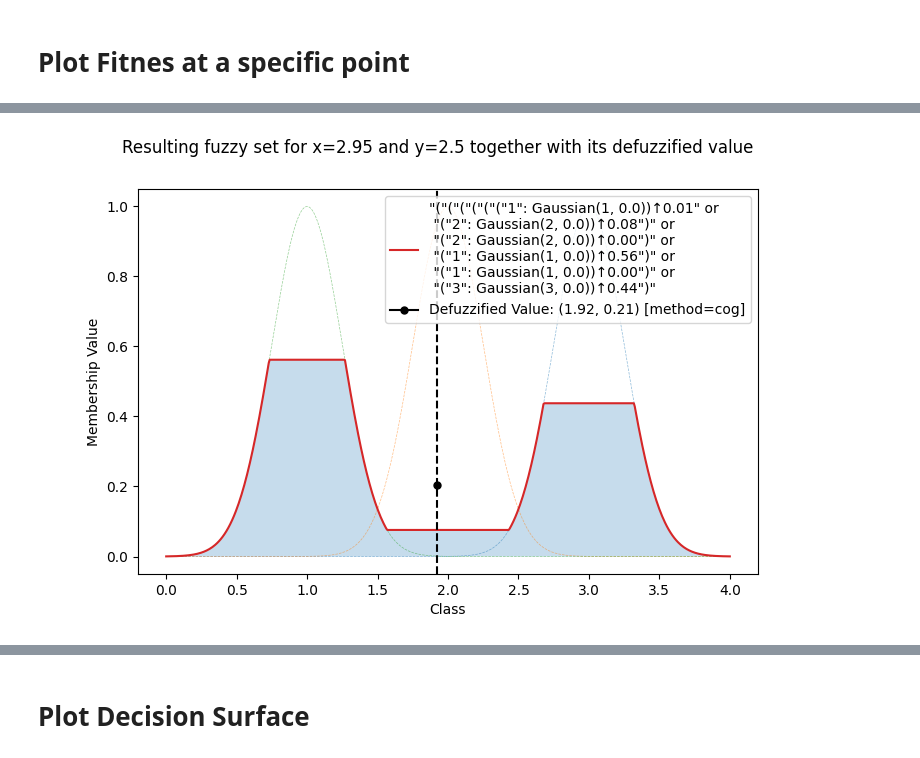
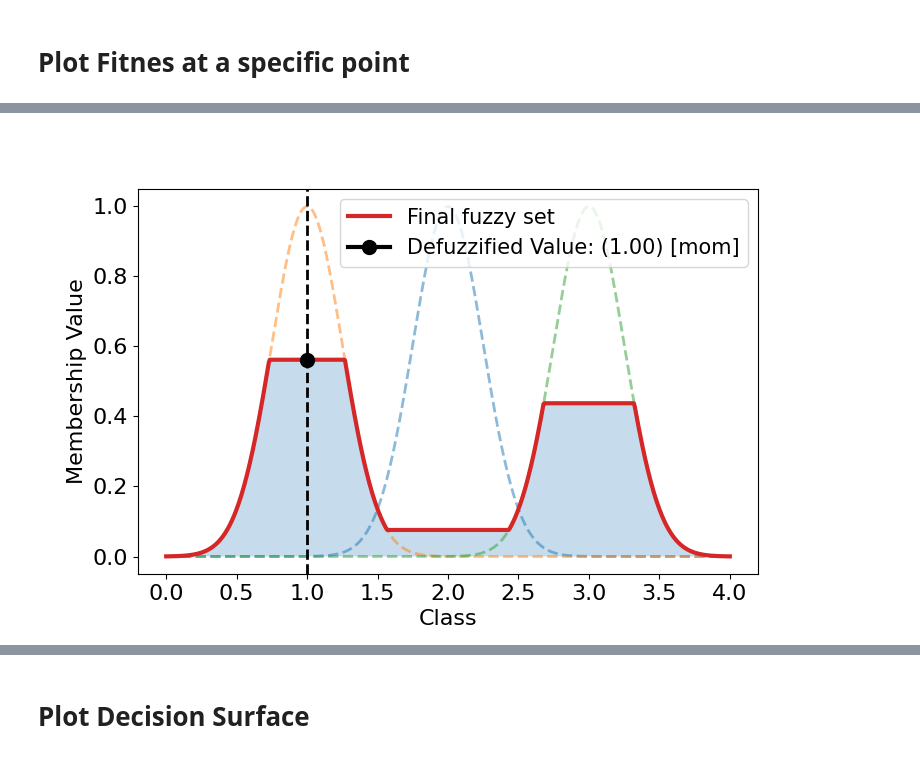
Before and after one commit to ManuelLerchner/AutoPas-FuzzyTuning-Bachelor-Thesis, a Jupyter notebook: demo/fuzzy-test/python/plots/decision_boundary_fuzzy_tree.ipynb, the cells around one changed output, grey strips where cells are left out. Cells and saved outputs as stored; diff of their text form; code cells hidden in the pictures.

```diff
--- a/demo/fuzzy-test/python/plots/decision_boundary_fuzzy_tree.ipynb
+++ b/demo/fuzzy-test/python/plots/decision_boundary_fuzzy_tree.ipynb
@@ -132,23 +140,48 @@ fig.savefig("fuzzy_set_for_data_mom.png", dpi=300)
-# %%
-data = {"x": 2.95, "y": 2.5}
-
-rules = fs.applyRules(data)
-
-fig, ax = plt.subplots(1, 1)
-fig.set_size_inches(8, 5)
-
-rules.plot(ax, n=600, defuzzifiationMethod="cog")
-
-# add \n in legend before `or`
-handles, labels = ax.get_legend_handles_labels()
-labels = [f"{'or \n'.join(label.split('or'))}" for label in labels]
-
-
-ax.legend(handles, labels, loc='upper right')
-
-fig.suptitle(f"Resulting fuzzy set for x={data['x']} and y={
-             data['y']} together with its defuzzified value")
-
-fig.savefig("fuzzy_set_for_data_cog.png", dpi=300)
-# %% [output]
-[figure, removed]
+# %%
+data = {"x": 2.95, "y": 2.5}
+
+rules = fs.applyRules(data)
+
+fig, ax = plt.subplots(1, 1)
+fig.set_size_inches(8, 5)
+
+rules.plot(ax, n=600)
+
+
+# set fontsize to 14
+for item in ([ax.title, ax.xaxis.label, ax.yaxis.label] +
+             ax.get_xticklabels() + ax.get_yticklabels()):
+    item.set_fontsize(16)
+
+    # if line is dashed
+
+    # legend size
+    ax.legend(prop={'size': 15}, loc="lower right")
+
+    # make lines bold
+    for line in ax.get_lines():
+        line.set_linewidth(3)
+        # if line is dashed
+        if line.get_linestyle() == "--":
+            line.set_linewidth(2)
+
+
+fig.tight_layout()
+
+# crate new legend
+newtext1=""
+newtext2=""
+
+handles, labels = ax.get_legend_handles_labels()
+for i in range(len(labels)):
+    if i == 0:
+       newtext1 = "Final fuzzy set"
+    if i == 1:
+        newtext2 = labels[i]
+
+ax.legend([handles[0], handles[1]], [newtext1, newtext2], prop={'size': 15}, loc="upper right")
+
+
+fig.savefig("fuzzy_set_for_data_mom.png", dpi=300)
+# %% [output]
+[figure, added]
```
Also changed, not shown: parts of 5 cells of this notebook, 21 other files.
